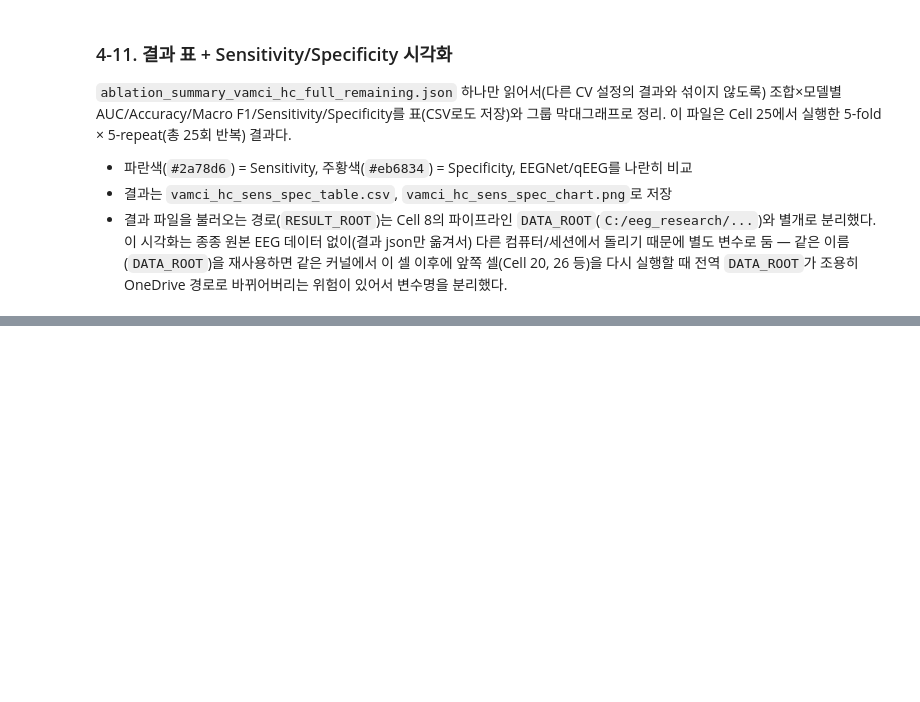
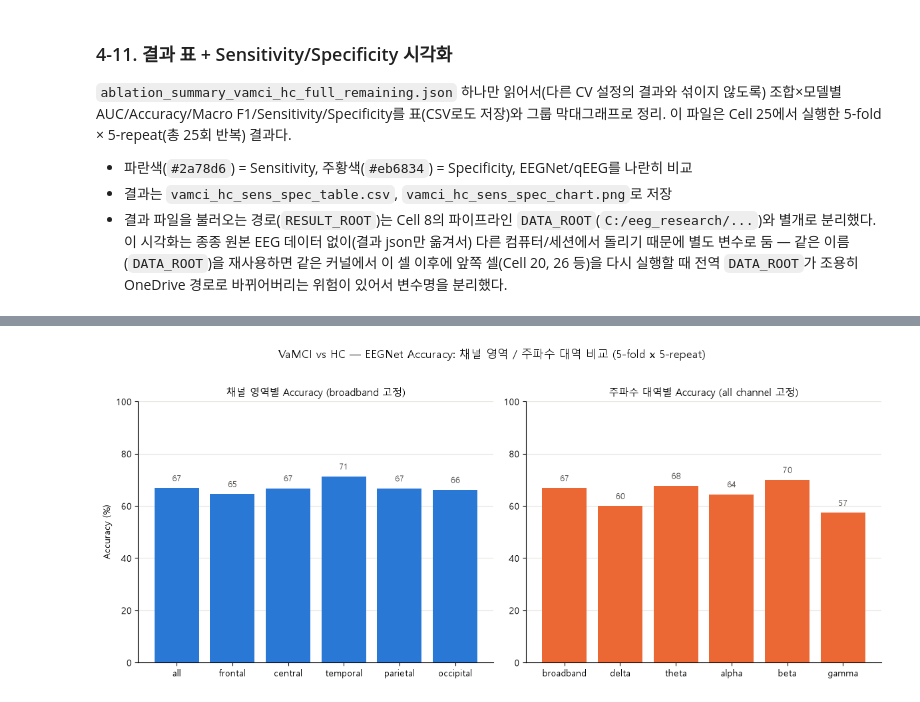
Before and after one commit to daum0325/vmci-eeg-classification, a Jupyter notebook: 01_Vascular_mci_hc_vd.ipynb, the cells around one changed output, grey strips where cells are left out. Drawn from its saved outputs; the diff is of its cells as text; code cells hidden in the pictures; blank space fills up the shorter version.

```diff
--- a/01_Vascular_mci_hc_vd.ipynb
+++ b/01_Vascular_mci_hc_vd.ipynb
@@ -1640,0 +1815,50 @@ Occipital Broadband   qEEG 65.7±4.6    60.2±4.1    59.2±4.5      49.7±10.9
+# %%
+import json
+import matplotlib.pyplot as plt
+import matplotlib.font_manager as fm
+
+for fname in ['Malgun Gothic', 'AppleGothic', 'NanumGothic', 'Noto Sans CJK KR']:
+    if any(fname in f.name for f in fm.fontManager.ttflist):
+        plt.rcParams['font.family'] = fname
+        break
+plt.rcParams['axes.unicode_minus'] = False
+
+REGION_ORDER = ['all', 'frontal', 'central', 'temporal', 'parietal', 'occipital']
+BAND_ORDER = ['broadband', 'delta', 'theta', 'alpha', 'beta', 'gamma']
+
+def load_acc_mean(combo, model='eegnet'):
+    path = DATA_ROOT + f'ablation_{model}_vamci_hc_full_{combo}.json'
+    with open(path, encoding='utf-8') as f:
+        d = json.load(f)
+    accs = [fold['subj_acc'] for fold in d['folds']]
+    return sum(accs) / len(accs) * 100
+
+region_acc = [load_acc_mean(f'{r}_broadband') for r in REGION_ORDER]
+band_acc = [load_acc_mean(f'all_{b}') for b in BAND_ORDER]
+
+fig, axes = plt.subplots(1, 2, figsize=(12, 5))
+
+axes[0].bar(REGION_ORDER, region_acc, color='#2a78d6', zorder=3)
+axes[0].set_title('채널 영역별 Accuracy (broadband 고정)', fontsize=11)
+axes[0].set_ylabel('Accuracy (%)')
+axes[0].set_ylim(0, 100)
+axes[0].grid(axis='y', color='#e5e4de', linewidth=0.8, zorder=0)
+axes[0].spines[['top', 'right']].set_visible(False)
+for i, v in enumerate(region_acc):
+    axes[0].text(i, v + 2, f'{v:.0f}', ha='center', va='bottom', fontsize=9, color='#52514e')
+
+axes[1].bar(BAND_ORDER, band_acc, color='#eb6834', zorder=3)
+axes[1].set_title('주파수 대역별 Accuracy (all channel 고정)', fontsize=11)
+axes[1].set_ylim(0, 100)
+axes[1].grid(axis='y', color='#e5e4de', linewidth=0.8, zorder=0)
+axes[1].spines[['top', 'right']].set_visible(False)
+for i, v in enumerate(band_acc):
+    axes[1].text(i, v + 2, f'{v:.0f}', ha='center', va='bottom', fontsize=9, color='#52514e')
+
+fig.suptitle('VaMCI vs HC — EEGNet Accuracy: 채널 영역 / 주파수 대역 비교 (5-fold x 5-repeat)',
+             fontsize=12, y=1.02)
+plt.tight_layout()
+plt.savefig(DATA_ROOT + 'vamci_hc_full11_region_band_chart.png', dpi=200, bbox_inches='tight')
+plt.show()
+# %% [output]
+[figure, added]
```
Also changed, not shown: parts of 8 cells of this notebook, 24 other files.
